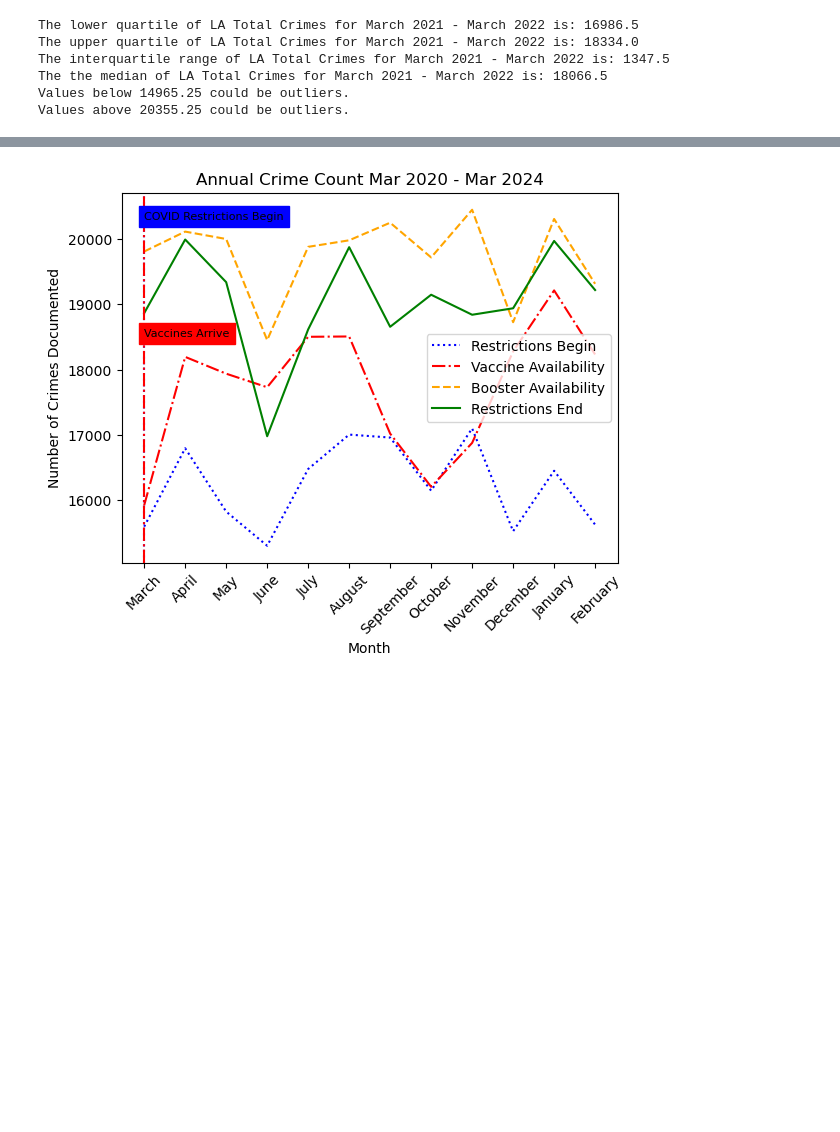
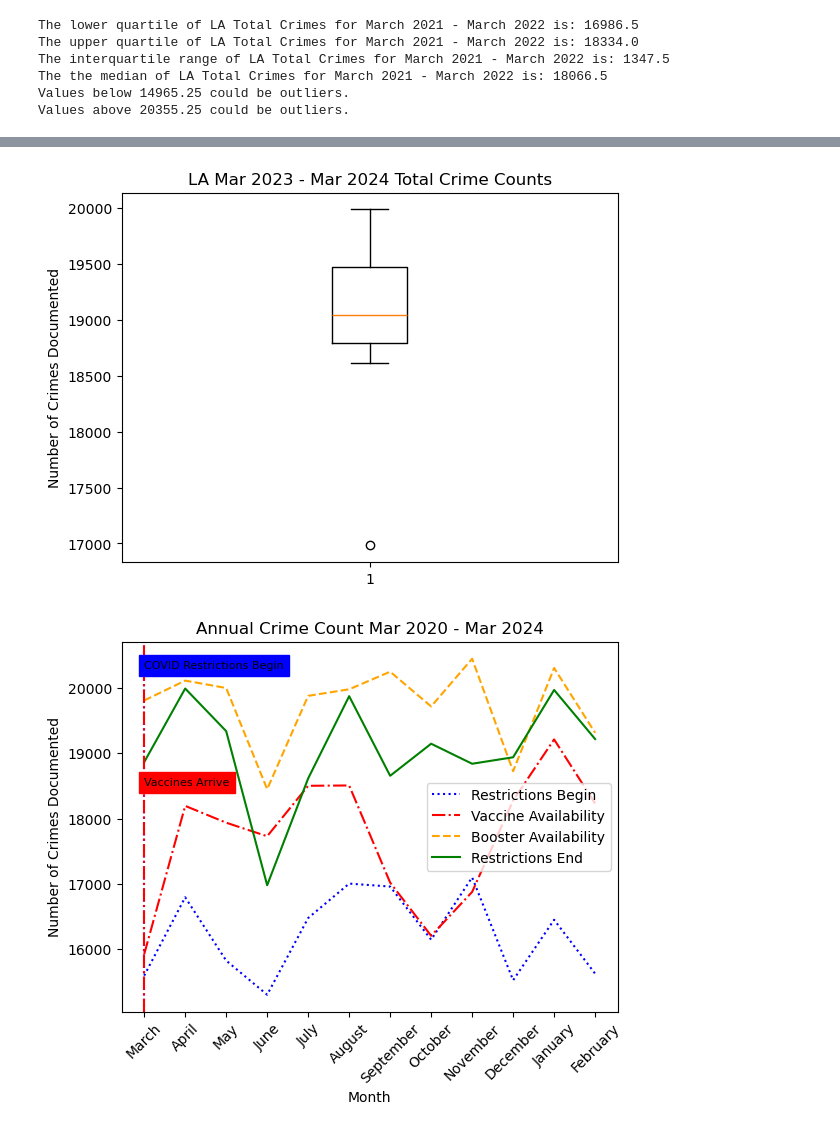
Before and after one commit to wiseorcool/Project-1-Team-4, a Jupyter notebook: 14042024_P1 YS/Project-1-Team-4-Brendan-s-Branch/April 10th Initial Graphs/Working_Refined_ish.ipynb, the cells around one changed output, grey strips where cells are left out. Saved outputs shown, nothing was run; the diff lists cells and outputs as text; code cells hidden in the pictures; blank space fills up the shorter version.

```diff
--- a/14042024_P1 YS/Project-1-Team-4-Brendan-s-Branch/April 10th Initial Graphs/Working_Refined_ish.ipynb
+++ b/14042024_P1 YS/Project-1-Team-4-Brendan-s-Branch/April 10th Initial Graphs/Working_Refined_ish.ipynb
@@ -1226,3 +1267,13 @@ Values above 20355.25 could be outliers.
+# %%
+box2324_count = sum2023["Total Counts"]
+
+fig1_2324, ax1_2324 = plt.subplots()
+ax1_2324.set_title('LA Mar 2023 - Mar 2024 Total Crime Counts')
+ax1_2324.set_ylabel('Number of Crimes Documented')
+ax1_2324.boxplot(box2324_count, showfliers=True)
+plt.show()
+# %% [output]
+[figure, added]
 # %%
 #tester
 x_1 = ["March", "April", "May", "June", "July", "August", "September", "October", "November", "December", "January", "February",]
```
Also changed, not shown: parts of 7 cells of this notebook, 2 other files.
